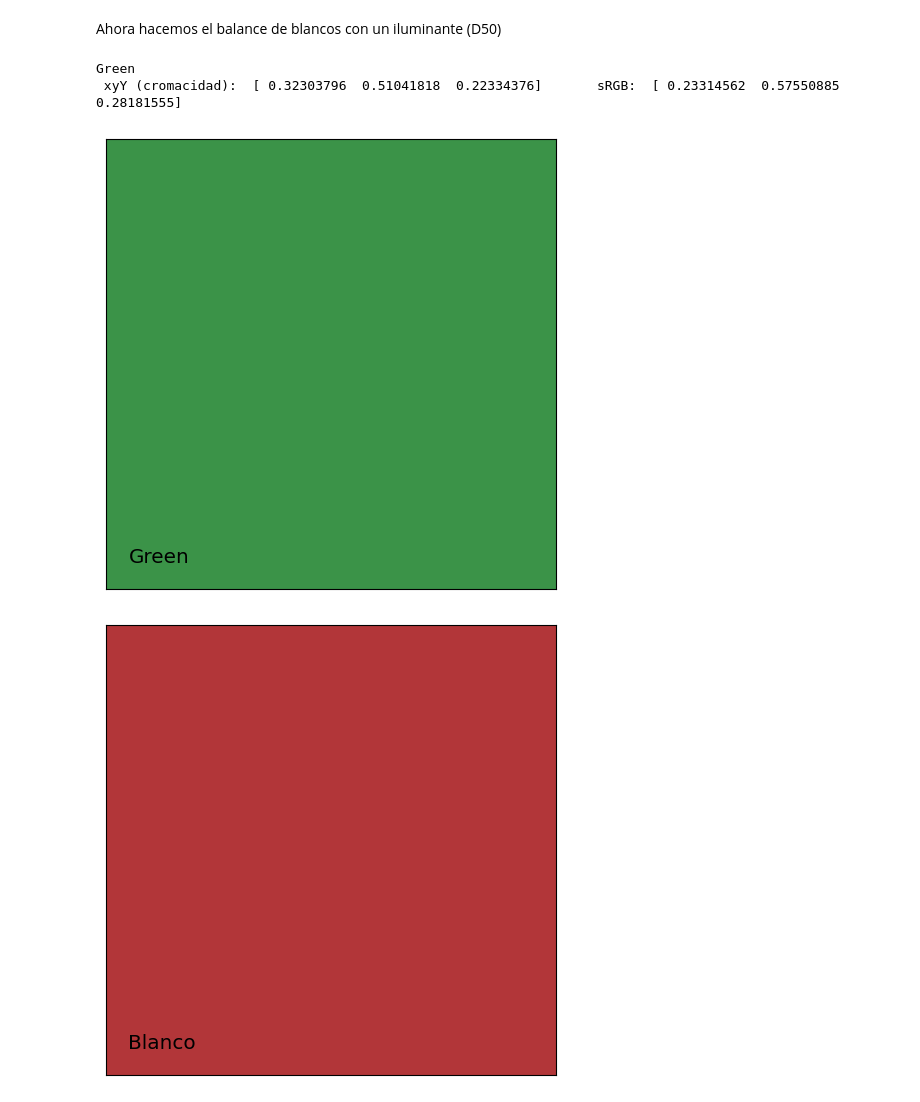
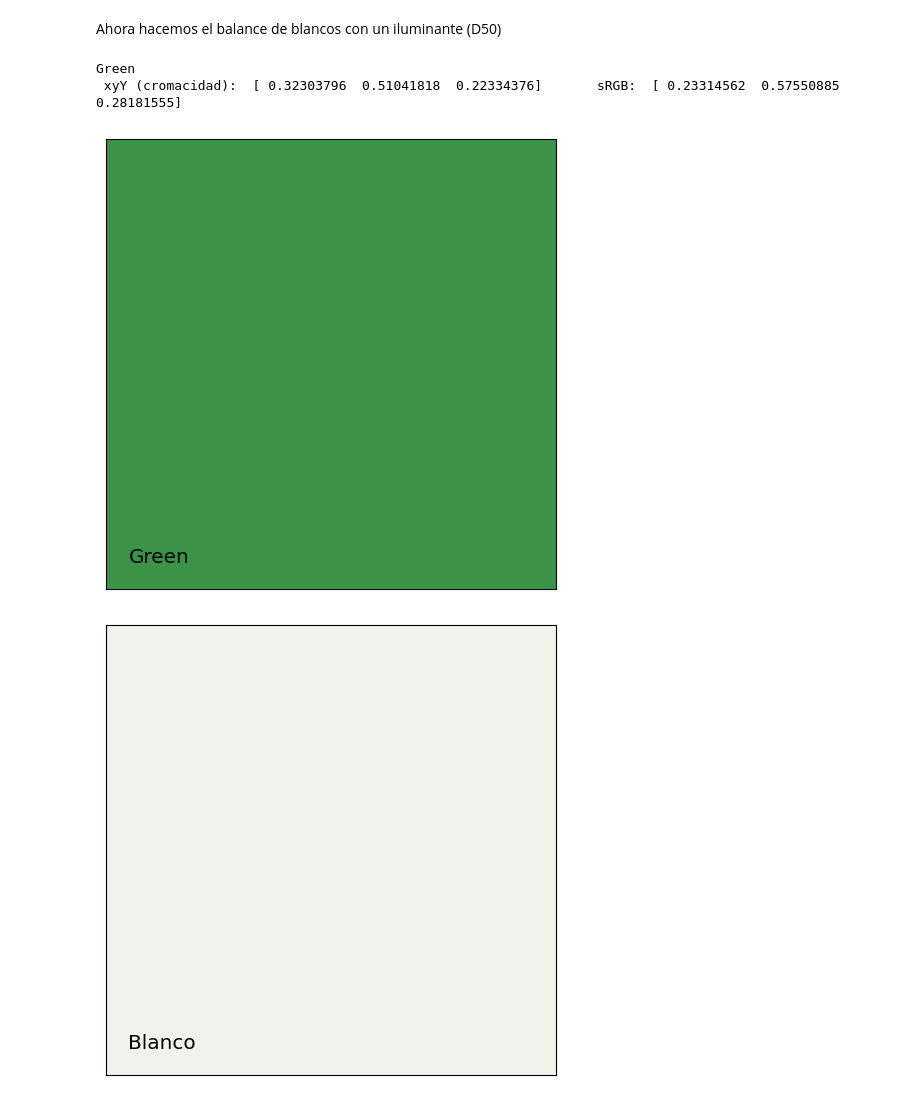
Before and after one commit to ULPGC-GTMA/ULPGC-PDA, a Jupyter notebook: 1.Color.ipynb, the cells around one changed output. Drawn from its saved outputs; the diff is of its cells as text; code cells hidden in the pictures.

```diff
--- a/1.Color.ipynb
+++ b/1.Color.ipynb
@@ -183,27 +183,28 @@ Ahora hacemos el balance de blancos con un iluminante (D50)
 # %%
 illuminant_xyY = colour.CCS_ILLUMINANTS['CIE 1931 2 Degree Standard Observer']['D50']
 
 col = 'green'
 col_xyY = colour.CCS_COLOURCHECKERS['ColorChecker24 - After November 2014'].data[col]
 col_XYZ = colour.xyY_to_XYZ(col_xyY)
 col_sRGB = colour.XYZ_to_sRGB(col_XYZ, illuminant = illuminant_xyY )
 print(col.title(), '\n xyY (cromacidad): ', col_xyY, '\tsRGB: ', col_sRGB)
 
 
 cplt.plot_single_colour_swatch(
     cplt.ColourSwatch(col_sRGB, col.title()),
     text_kwargs={'size': 'x-large'});
 
+white_xyY = colour.CCS_COLOURCHECKERS['ColorChecker24 - After November 2014'].data['white 9.5 (.05 D)']
 white_XYZ = colour.xyY_to_XYZ(white_xyY)
 white_sRGB = colour.XYZ_to_sRGB(white_XYZ, illuminant = illuminant_xyY)
 cplt.plot_single_colour_swatch(
     cplt.ColourSwatch(white_sRGB, 'Blanco'),
     text_kwargs={'size': 'x-large'});
 # %% [output]
 Green
  xyY (cromacidad):  [ 0.32303796  0.51041818  0.22334376]       sRGB:  [ 0.23314562  0.57550885  0.28181555]
 [figure]
-[figure, old version]
+[figure, new version]
 # %%
 CCT_D50 = 5000 * 1.4388 / 1.4380
 xy = colour.temperature.CCT_to_xy_CIE_D(CCT_D50)
```
Also changed, not shown: parts of 6 cells of this notebook, 4 other files.
